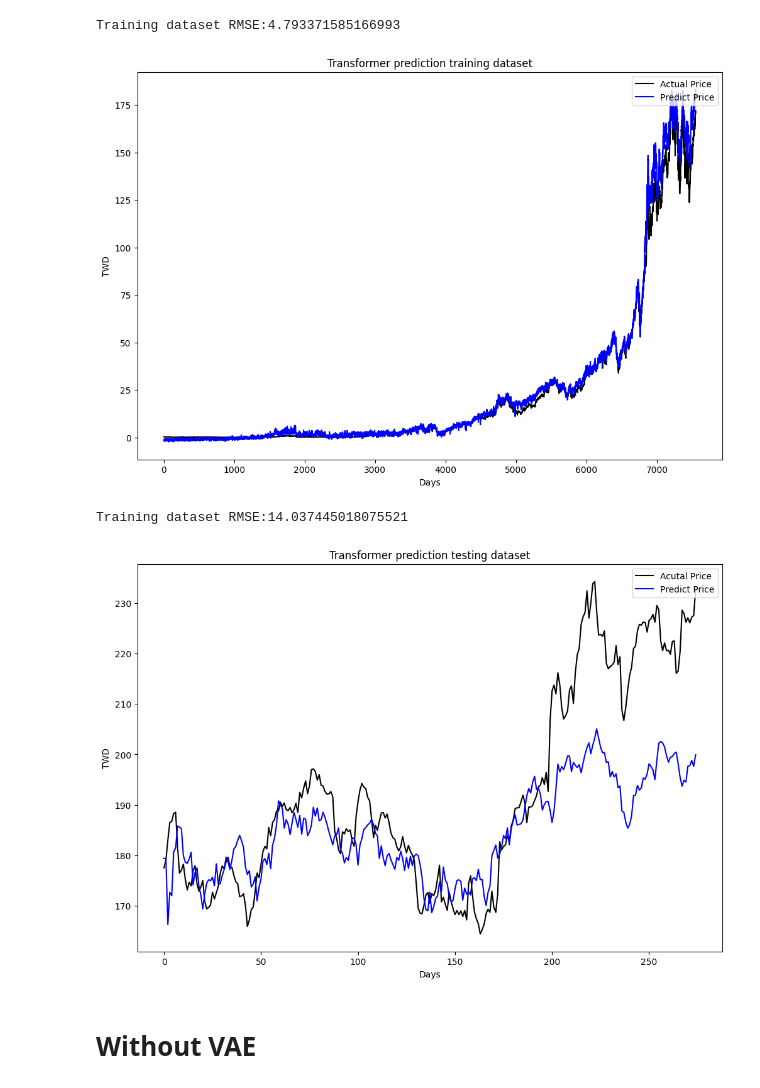
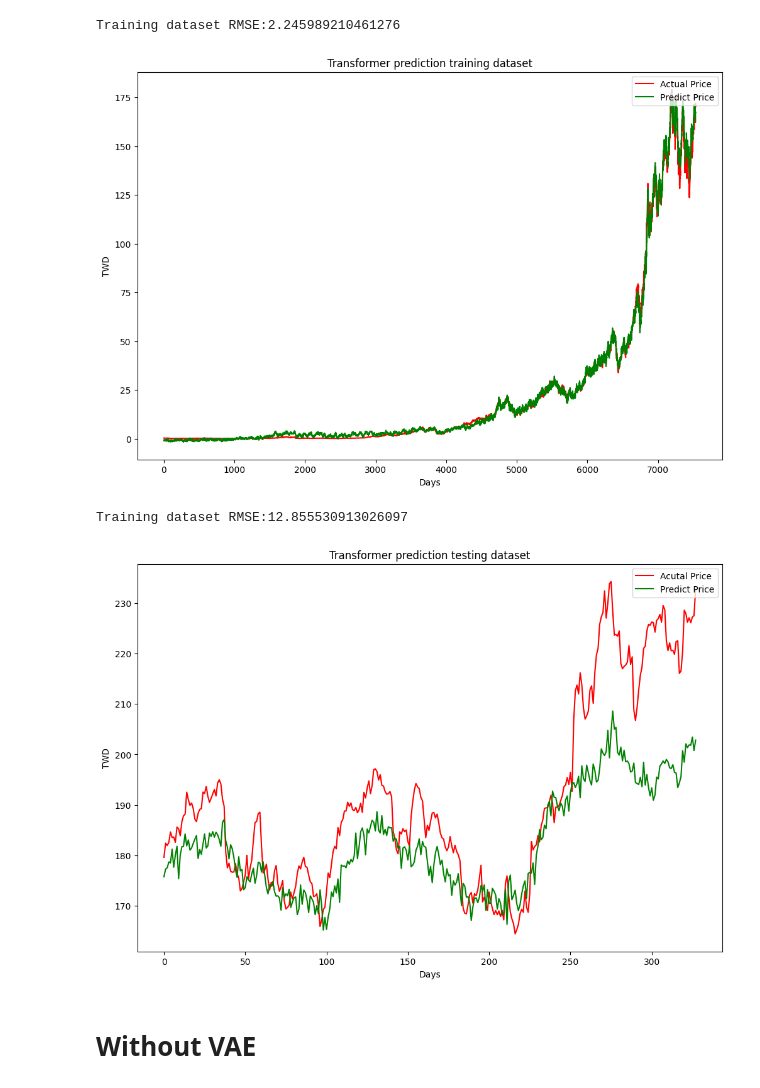
Before and after one commit to vinhhoanglong/Stock-Prediction-Deep-Learning, a Jupyter notebook: transformer_src/transformer_lab.ipynb, the cells around one changed output. Drawn from its saved outputs; the diff is of its cells as text; code cells hidden in the pictures.

Commit message:
transformer

```diff
--- a/transformer_src/transformer_lab.ipynb
+++ b/transformer_src/transformer_lab.ipynb
@@ -28,10 +28,9 @@ x = data.iloc[:, :data.shape[1] - 1].values
 y = data.iloc[:, data.shape[1] - 1].values
 
 split = int(data.shape[0] * 0.95)
-split2 = 70
 
-train_x, test_x = x[: split, :], x[split + split2:, :]
-train_y, test_y = y[: split, ], y[split + split2:, ]
+train_x, test_x = x[: split, :], x[split:, :]
+train_y, test_y = y[: split, ], y[split:, ]
 
 print(f'trainX: {train_x.shape} trainY: {train_y.shape}')
 print(f'testX: {test_x.shape} testY: {test_y.shape}')
@@ -109,7 +108,7 @@ train_loader = DataLoader(TensorDataset(torch.from_numpy(train_x).float()), batc
 model = VAE([39, 400, 400, 400, 10], 10)
 # %%
 device = torch.device("cuda" if torch.cuda.is_available() else "cpu")
-num_epochs = 150
+num_epochs = 300
 learning_rate = 0.00003
 model = model.to(device)
 optimizer = torch.optim.Adam(model.parameters(), lr = learning_rate)
@@ -174,8 +173,8 @@ def sliding_window(x, y, window):
 train_x = np.concatenate((train_x, VAE_train_x.cpu().detach().numpy()), axis = 1)
 test_x = np.concatenate((test_x, VAE_test_x.cpu().detach().numpy()), axis = 1)
 # %%
-train_x_slide, train_y_slide = sliding_window(train_x, train_y, 3)
-test_x_slide, test_y_slide = sliding_window(test_x, test_y, 3)
+train_x_slide, train_y_slide = sliding_window(train_x, train_y, 20)
+test_x_slide, test_y_slide = sliding_window(test_x, test_y, 20)
 print(f'train_x: {train_x_slide.shape} train_y: {train_y_slide.shape}')
 print(f'test_x: {test_x_slide.shape} test_y: {test_y_slide.shape}')
 # %% [output]
@@ -222,9 +221,9 @@ class StockTransformer(nn.Module):
 # %%
 import torch.optim as optim
 
-model = StockTransformer(feature_dim=49, seq_len=3, target_dim=1)
+model = StockTransformer(feature_dim=49, seq_len=20, target_dim=1, num_heads=2)
 criterion = nn.MSELoss()
-optimizer = optim.RMSprop(model.parameters(), lr=1e-4)
+optimizer = optim.Adam(model.parameters(), lr=1e-4)
 # %%
 num_epochs = 30
 batch_size = 256
@@ -293,34 +292,36 @@ y_test_true = y_scaler.inverse_transform(test_y_slide)
 y_test_pred = y_scaler.inverse_transform(pred_y_test.cpu().detach().numpy())
 # %%
 plt.figure(figsize=(12, 8))
-plt.plot(y_train_true, color = 'black', label = 'Actual Price')
-plt.plot(y_train_pred, color = 'blue', label = 'Predict Price')
+plt.plot(y_train_true, color = 'red', label = 'Actual Price')
+plt.plot(y_train_pred, color = 'green', label = 'Predict Price')
 plt.title('Transformer prediction training dataset')
 plt.ylabel('TWD')
 plt.xlabel('Days')
 plt.legend(loc = 'upper right')
+plt.savefig("./transformer_image/transformer_with_vae_train.png")
 
 MSE = mean_squared_error(y_train_true, y_train_pred)
 RMSE = math.sqrt(MSE)
 print(f'Training dataset RMSE:{RMSE}')
 # %% [output]
-Training dataset RMSE:4.793371585166993
+Training dataset RMSE:2.245989210461276
-[figure, old version]
+[figure, new version]
 # %%
 plt.figure(figsize=(12, 8))
-plt.plot(y_test_true[:-50], color = 'black', label = 'Acutal Price')
-plt.plot(y_test_pred[:-50], color = 'blue', label = 'Predict Price')
+plt.plot(y_test_true[:-50], color = 'red', label = 'Acutal Price')
+plt.plot(y_test_pred[:-50], color = 'green', label = 'Predict Price')
 plt.title('Transformer prediction testing dataset')
 plt.ylabel('TWD')
 plt.xlabel('Days')
 plt.legend(loc = 'upper right')
+plt.savefig("./transformer_image/transformer_with_vae_test.png")
 
 MSE = mean_squared_error(y_test_true[:-50], y_test_pred[:-50])
 RMSE = math.sqrt(MSE)
 print(f'Training dataset RMSE:{RMSE}')
 # %% [output]
-Training dataset RMSE:14.037445018075521
+Training dataset RMSE:12.855530913026097
-[figure, old version]
+[figure, new version]
 # %%
 torch.save(model.state_dict(), './models/transformer_model.pt')
 # %% [markdown]
```
Also changed, not shown: parts of 11 cells of this notebook, 7 other files.
